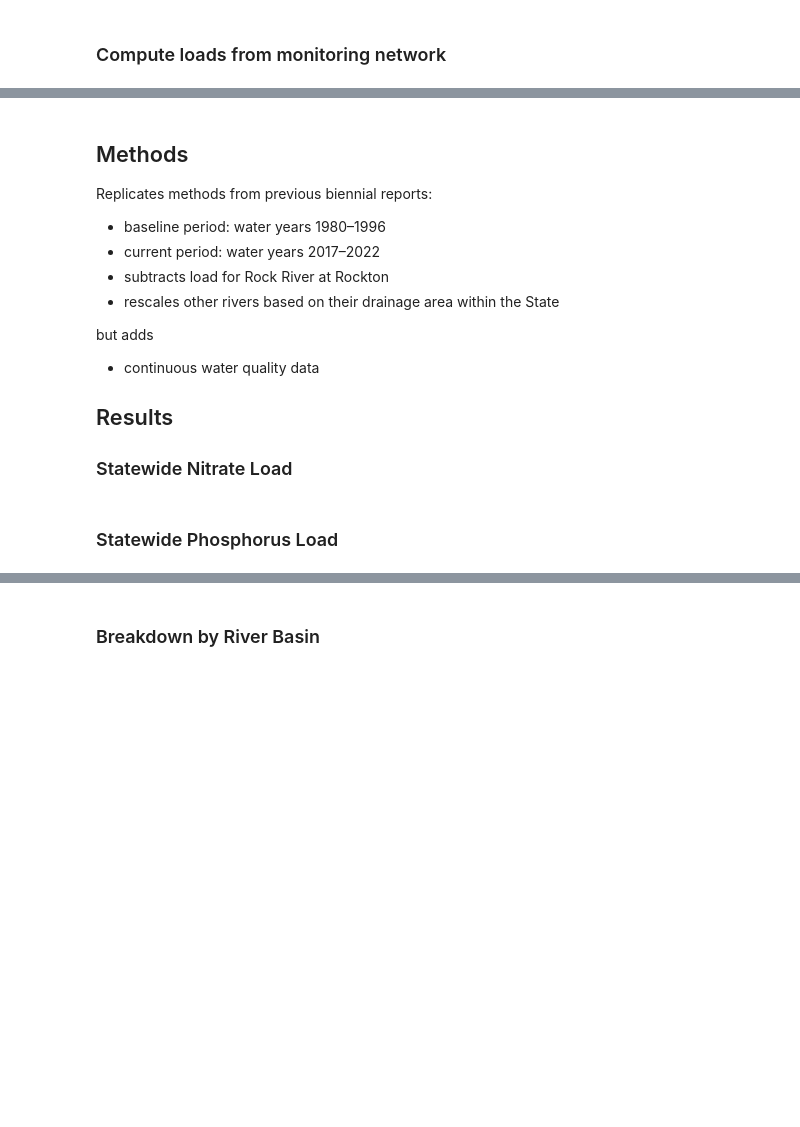
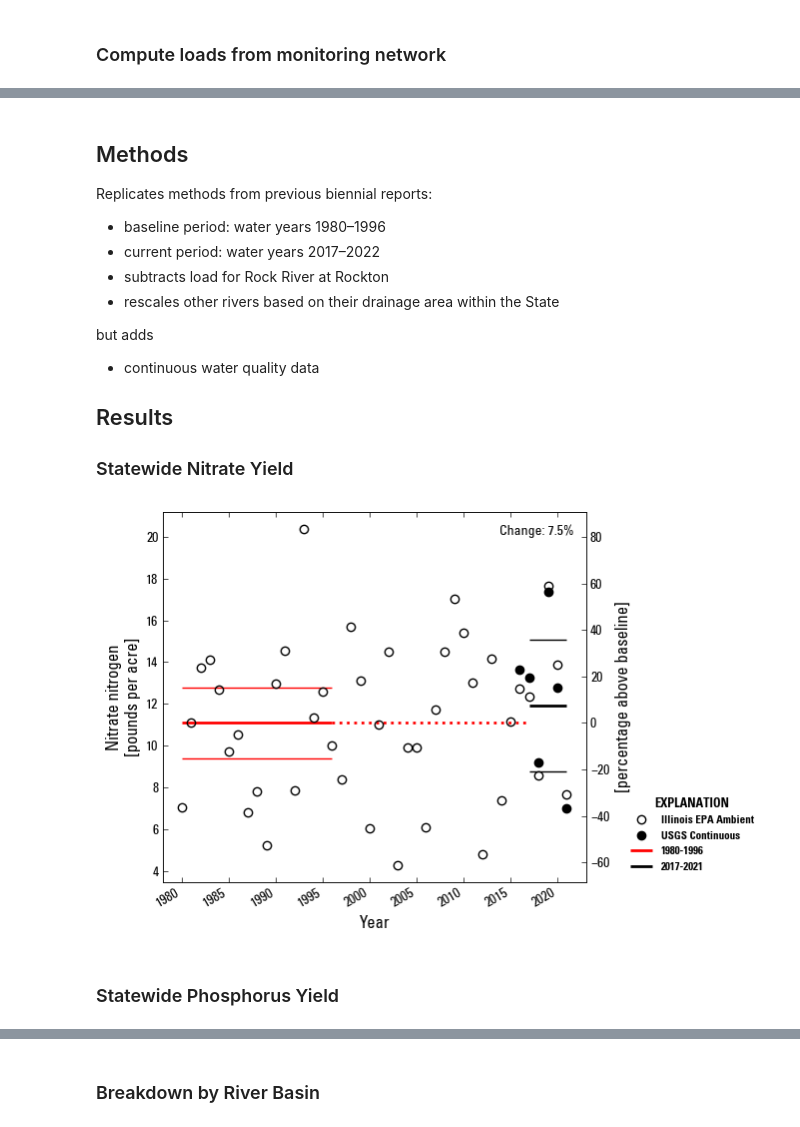
Before and after one commit to illinois-nutrient-monitoring/biennial-report, a Jupyter notebook: notebooks/01_report_plots.ipynb, the cells around one changed output, grey strips where cells are left out. Saved outputs shown, nothing was run; the diff lists cells and outputs as text; code cells hidden in the pictures; blank space fills up the shorter version.

```diff
--- a/notebooks/01_report_plots.ipynb
+++ b/notebooks/01_report_plots.ipynb
@@ -159,7 +233,7 @@ but adds
 
 
 ## Results
-### Statewide Nitrate Load
+### Statewide Nitrate Yield
 # %%
 supergage_total_yield = supergage_loads.sum(dim='river')/network['drain_area_va'].sum()
 ambient_total_yield = ambient_loads.sum(dim='river')/network['drain_area_va'].sum()
@@ -168,35 +242,37 @@ ambient_total_yield = ambient_loads.sum(dim='river')/network['drain_area_va'].su
 baseline_mean_yield = ambient_total_yield.sel(year=ambient_loads.year.dt.year.isin(baseline_years)).mean()
 # %%
 parameter='nitrate nitrogen'
-loc='upper left'
+loc='upper right'
 
 fig, ax = plt.subplots(figsize=(fig_w, fig_h))
 
 
 running_average_plot(ds1=ambient_total_yield[parameter].assign_attrs({'label':'Illinois EPA Ambient'}),
                      period1=baseline_years,
                      period2=study_years,
                      ds2=supergage_total_yield[parameter].assign_attrs({'label':'USGS Continuous'}),
                      loc=loc,
                      ax=ax)
 
 ax2 = percentage_scale(baseline_mean_yield[parameter].values, ax)
 
 ax2.set_ylabel('[percentage above baseline]'.capitalize())
 text = ax.set_ylabel(f'{parameter}\n[pounds per acre]'.capitalize())
 
 ax.tick_params(bottom=True, top=True, left=True, right=False)
 handles, labels = ax.get_legend_handles_labels()
-rf.legend(ax, handles, labels, bbox_to_anchor=(1.2, 0))
+rf.legend(ax, handles, labels, bbox_to_anchor=(1.25, 0))
 
 fig.tight_layout()
 
 if save_figures:
     fig_str = str(figure_count).rjust(2,'0')
     fig.savefig(f'../figures/{fig_str}_annual_{parameter}_load.png', dpi=150)
     figure_count += 1
+# %% [output]
+[figure, added]
 # %% [markdown]
-### Statewide Phosphorus Load
+### Statewide Phosphorus Yield
 # %%
 parameter='total phosphorus'
 loc='upper left'
```
Also changed, not shown: parts of 33 cells of this notebook, 1 other file.
